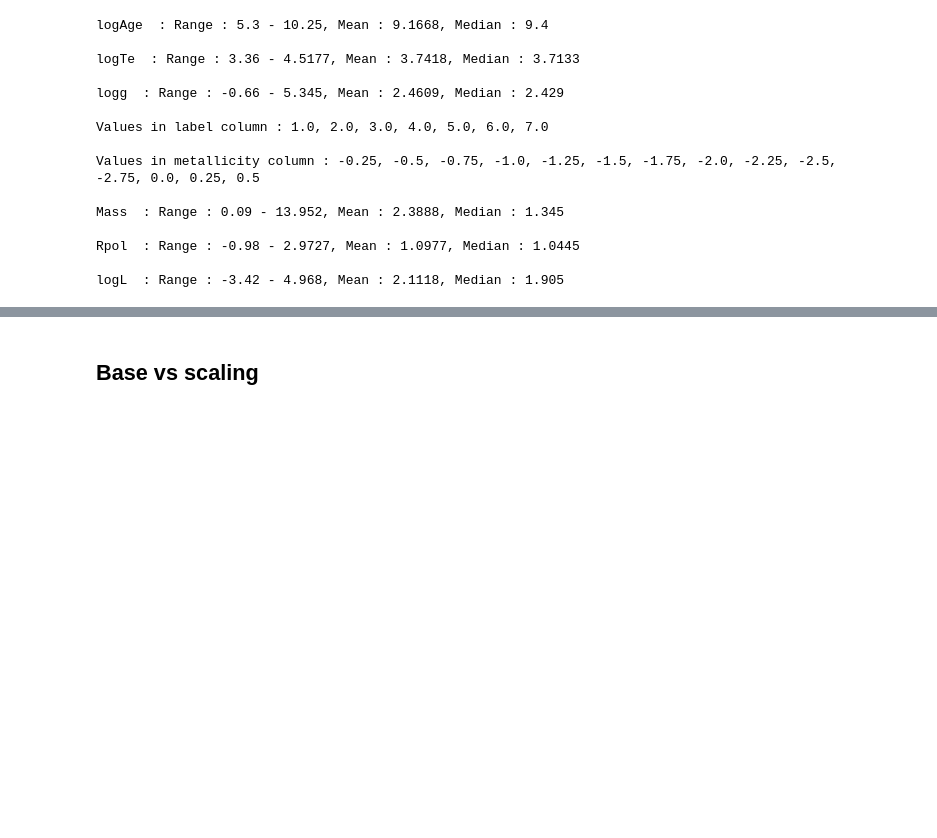
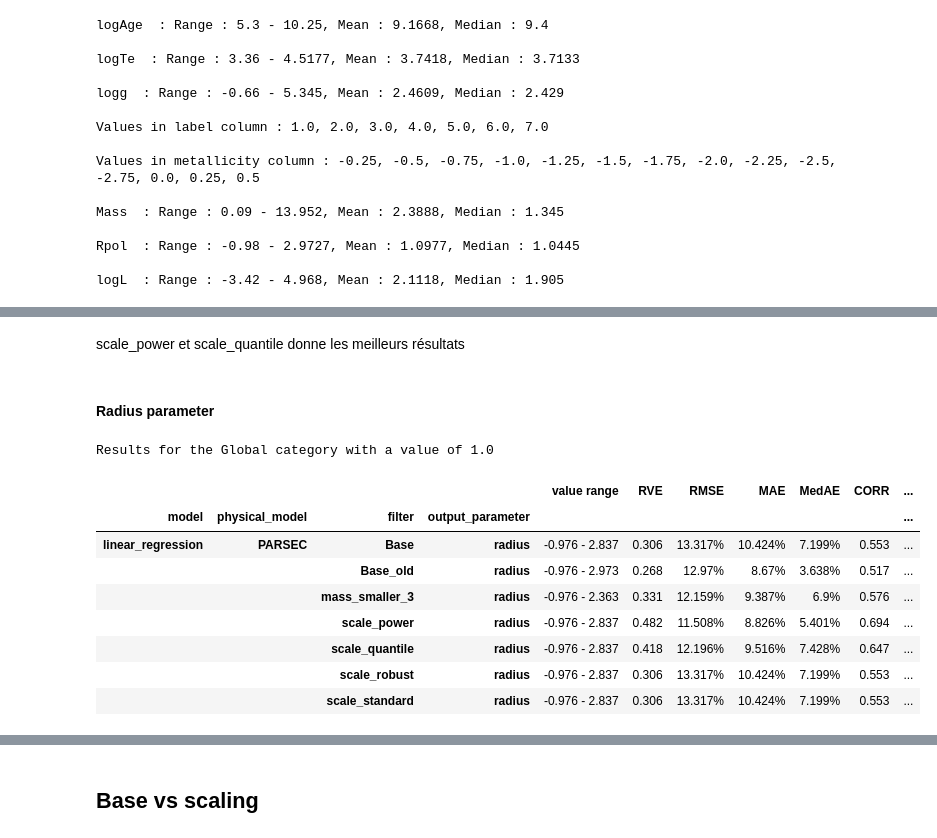
Before and after one commit to anpirott/thesis, a Jupyter notebook: notebooks/ML/method_ML/model_B/default_models/PARSEC/compare_model_results.ipynb, the cells around one changed output, grey strips where cells are left out. Cells and saved outputs as stored; diff of their text form; code cells hidden in the pictures; blank space fills up the shorter version.

```diff
--- a/notebooks/ML/method_ML/model_B/default_models/PARSEC/compare_model_results.ipynb
+++ b/notebooks/ML/method_ML/model_B/default_models/PARSEC/compare_model_results.ipynb
@@ -284,0 +359,22 @@ logL  : Range : -3.42 - 4.968, Mean : 2.1118, Median : 1.905
+# %% [markdown]
+scale_power et scale_quantile donne les meilleurs résultats
+# %% [markdown]
+#### Radius parameter
+# %%
+compare_metrics(path, value_rounding=3, relative_values=True,
+                output_parameters=["radius"],
+                physical_models=["PARSEC"],
+                model_names=["linear_regression"],
+                categories=["Global"]
+                )
+# %% [output]
+Results for the Global category with a value of 1.0
+|  |  |  |  | value range | RVE | RMSE | MAE | MedAE | CORR | ... |
+| model | physical_model | filter | output_parameter |  |  |  |  |  |  | ... |
+| linear_regression | PARSEC | Base | radius | -0.976 - 2.837 | 0.306 | 13.317% | 10.424% | 7.199% | 0.553 | ... |
+|  |  | Base_old | radius | -0.976 - 2.973 | 0.268 | 12.97% | 8.67% | 3.638% | 0.517 | ... |
+|  |  | mass_smaller_3 | radius | -0.976 - 2.363 | 0.331 | 12.159% | 9.387% | 6.9% | 0.576 | ... |
+|  |  | scale_power | radius | -0.976 - 2.837 | 0.482 | 11.508% | 8.826% | 5.401% | 0.694 | ... |
+|  |  | scale_quantile | radius | -0.976 - 2.837 | 0.418 | 12.196% | 9.516% | 7.428% | 0.647 | ... |
+|  |  | scale_robust | radius | -0.976 - 2.837 | 0.306 | 13.317% | 10.424% | 7.199% | 0.553 | ... |
+|  |  | scale_standard | radius | -0.976 - 2.837 | 0.306 | 13.317% | 10.424% | 7.199% | 0.553 | ... |
```
Also changed, not shown: parts of 76 cells of this notebook.
